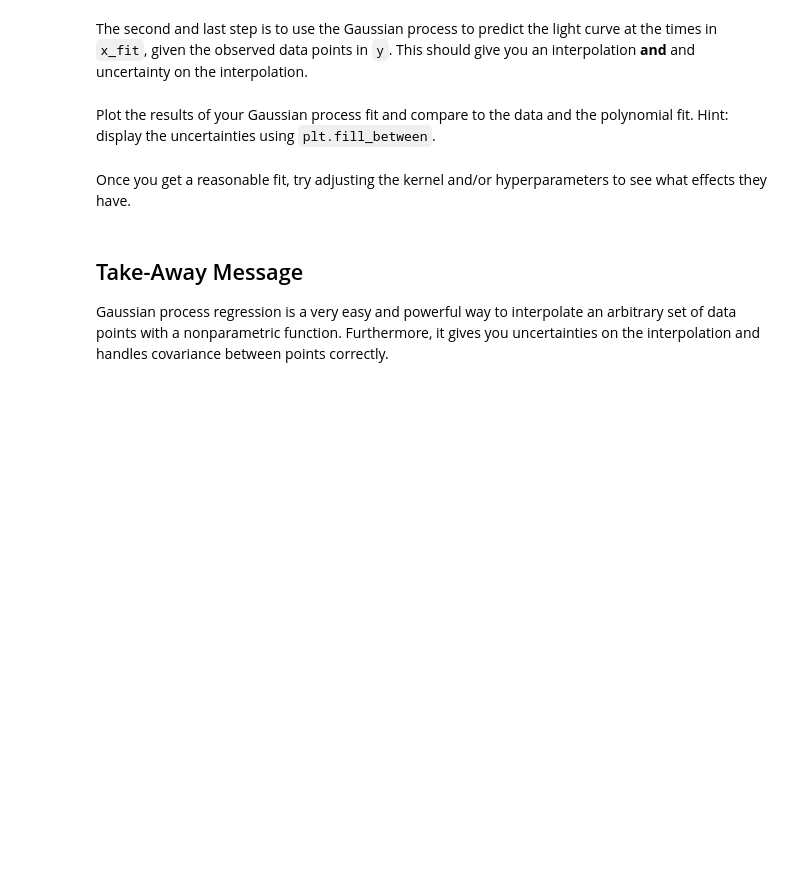
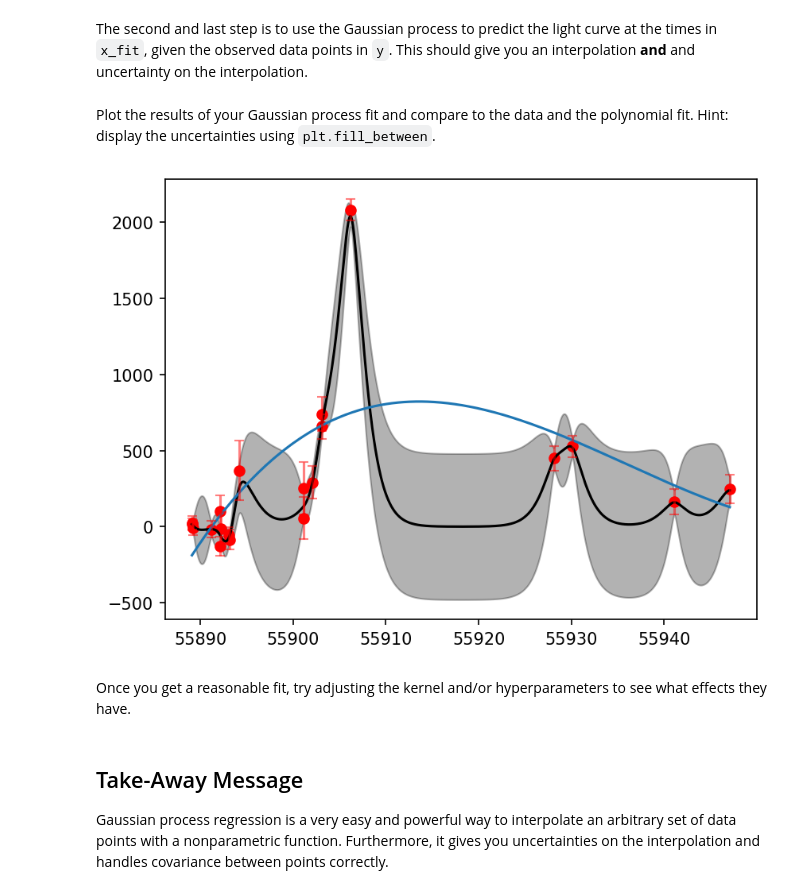
Before and after one commit to ASTR154/nonparametric-modeling, a Jupyter notebook: nonparametric-modeling.ipynb, the cells around one changed output. Drawn from its saved outputs; the diff is of its cells as text; code cells hidden in the pictures; blank space fills up the shorter version.

```diff
--- a/nonparametric-modeling.ipynb
+++ b/nonparametric-modeling.ipynb
@@ -164,2 +165,4 @@ kernel =  # complete
+# %%
+kernel = np.var(y) * george.kernels.Matern32Kernel(3.0) #normalize by variance
 # %% [markdown]
 Initialize a Gaussian process with the kernel you chose. This is all contained within the `george.GP` object, which we will use for the remainder of the calculations.
@@ -168,2 +169,4 @@ gp =  # complete
+# %%
+gp = george.GP(kernel)
 # %% [markdown]
 The first step is to precompute the covariance matrix at the observed times.
@@ -176,2 +177,6 @@ The second and last step is to use the Gaussian process to predict the light cur
+# %%
+x_pred = np.linspace(np.min(x), np.max(x), int(1e4), endpoint=True)
+pred, pred_var = gp.predict(y, x_pred, return_var=True)
+scaled_var = np.sqrt(pred_var) #because covariance is σ^2
 # %% [markdown]
 Plot the results of your Gaussian process fit and compare to the data and the polynomial fit. Hint: display the uncertainties using `plt.fill_between`.
@@ -185,3 +183,15 @@ Plot the results of your Gaussian process fit and compare to the data and the po
+# %%
+plt.fill_between(x_pred, pred - scaled_var, pred + scaled_var, alpha=0.3, color='k')
+plt.plot(x_pred, pred, color='k')
+
+plt.plot(x_fit, y_fit)
+
+plt.scatter(x,y, c='r')
+plt.errorbar(x, y, yerr=dy, ls='', capsize=3, alpha=0.5, c='r')
+
+plt.show()
+# %% [output]
+[figure, added]
 # %% [markdown]
 Once you get a reasonable fit, try adjusting the kernel and/or hyperparameters to see what effects they have.
 # %% [markdown]
```
Also changed, not shown: parts of 17 cells of this notebook.
